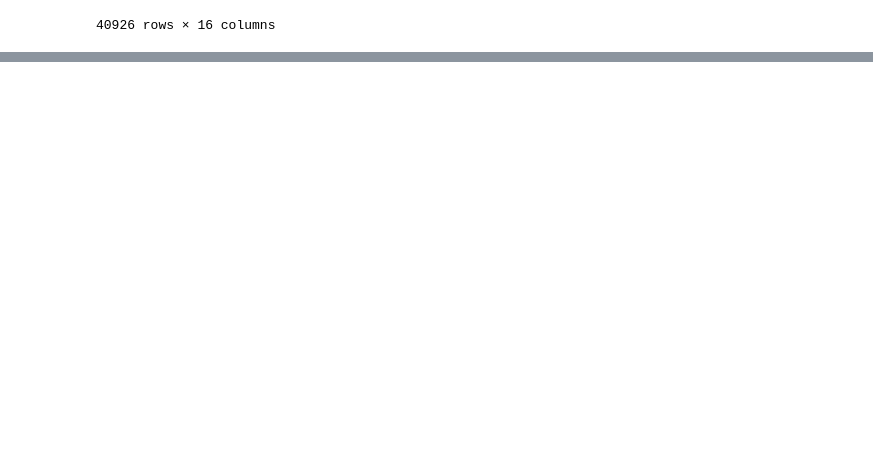
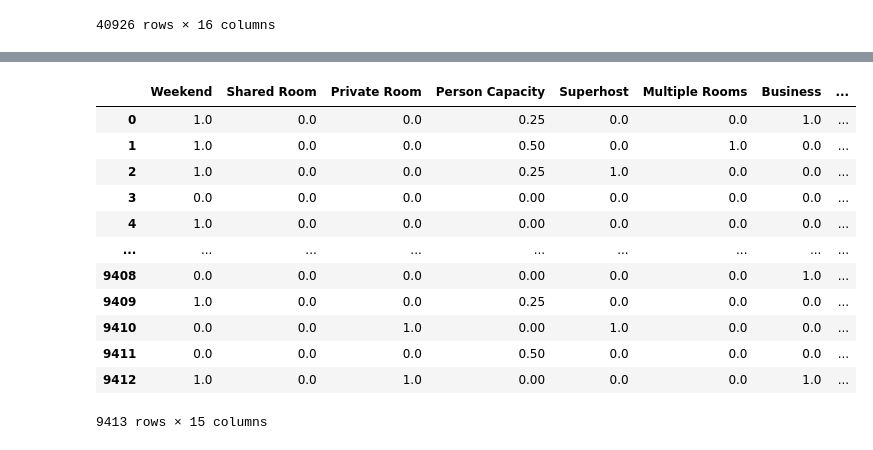
Before and after one commit to isoori/AIRBNB, a Jupyter notebook: Untitled.ipynb, the cells around one changed output, grey strips where cells are left out. Cells and saved outputs as stored; diff of their text form; code cells hidden in the pictures; blank space fills up the shorter version.

```diff
--- a/Untitled.ipynb
+++ b/Untitled.ipynb
@@ -181,0 +197,16 @@ xts_scalled = pd.DataFrame(data=scaller.transform(x_test),columns=x_test.columns
+# %%
+xts_scalled
+# %% [output]
+|  | Weekend | Shared Room | Private Room | Person Capacity | Superhost | Multiple Rooms | Business | ... |
+| 0 | 1.0 | 0.0 | 0.0 | 0.25 | 0.0 | 0.0 | 1.0 | ... |
+| 1 | 1.0 | 0.0 | 0.0 | 0.50 | 0.0 | 1.0 | 0.0 | ... |
+| 2 | 1.0 | 0.0 | 0.0 | 0.25 | 1.0 | 0.0 | 0.0 | ... |
+| 3 | 0.0 | 0.0 | 0.0 | 0.00 | 0.0 | 0.0 | 0.0 | ... |
+| 4 | 1.0 | 0.0 | 0.0 | 0.00 | 0.0 | 0.0 | 0.0 | ... |
+| ... | ... | ... | ... | ... | ... | ... | ... | ... |
+| 9408 | 0.0 | 0.0 | 0.0 | 0.00 | 0.0 | 0.0 | 1.0 | ... |
+| 9409 | 1.0 | 0.0 | 0.0 | 0.25 | 0.0 | 0.0 | 0.0 | ... |
+| 9410 | 0.0 | 0.0 | 1.0 | 0.00 | 1.0 | 0.0 | 0.0 | ... |
+| 9411 | 0.0 | 0.0 | 0.0 | 0.50 | 0.0 | 0.0 | 0.0 | ... |
+| 9412 | 1.0 | 0.0 | 1.0 | 0.00 | 0.0 | 0.0 | 1.0 | ... |
+9413 rows × 15 columns
```
Also changed, not shown: parts of 2 cells of this notebook.
